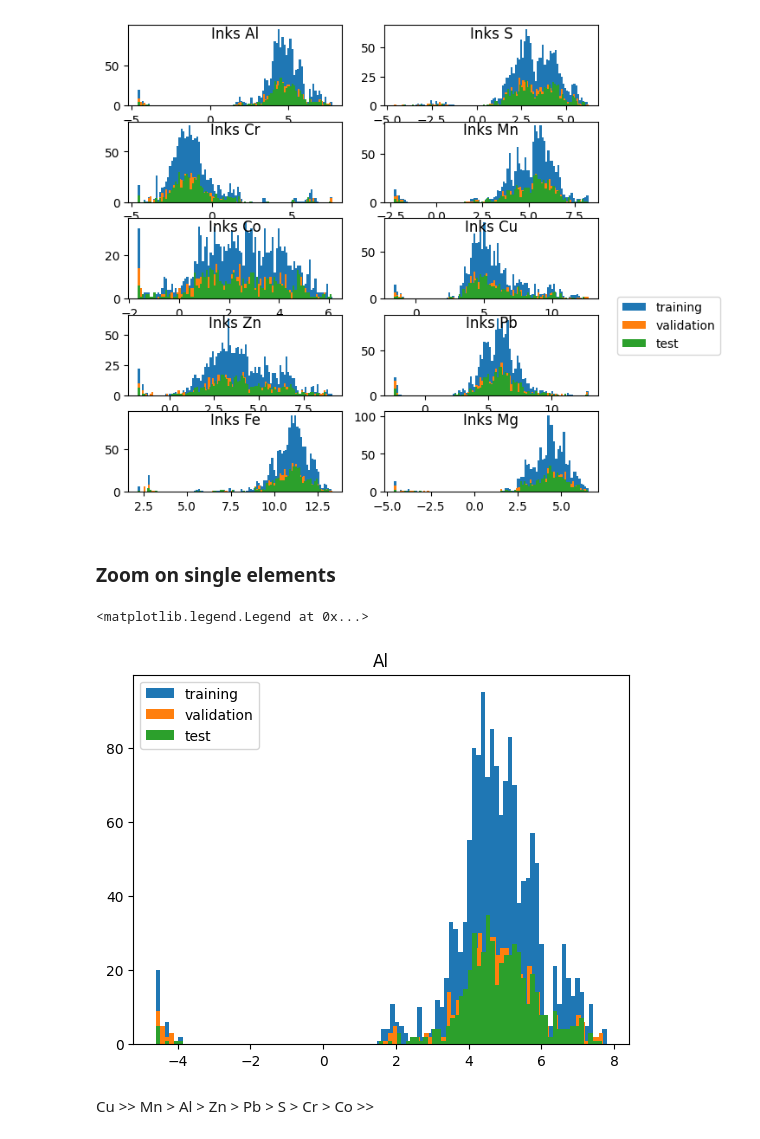
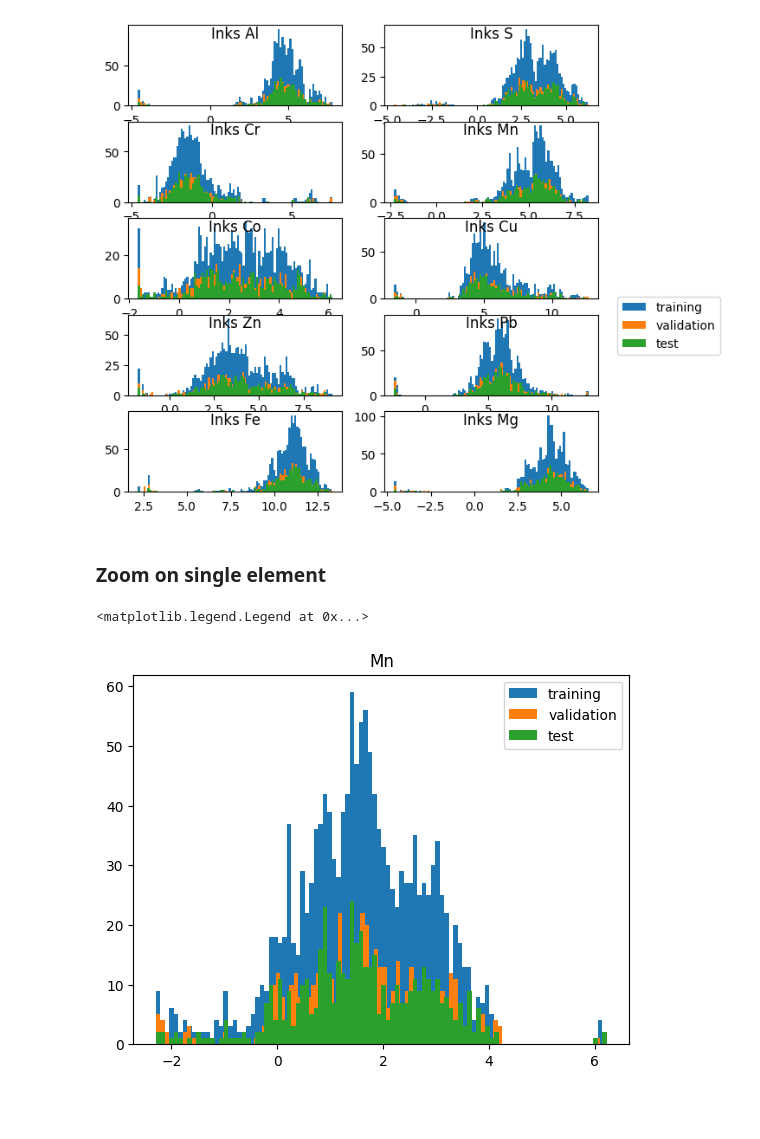
Before and after one commit to BDomzal/inks, a Jupyter notebook: notebooks/training_data_quality_visualisations.ipynb, the cells around one changed output. Cells and saved outputs as stored; diff of their text form; code cells hidden in the pictures; blank space fills up the shorter version.

```diff
--- a/notebooks/training_data_quality_visualisations.ipynb
+++ b/notebooks/training_data_quality_visualisations.ipynb
@@ -150,29 +108,16 @@ X_y_test.reset_index(drop=True, inplace=True)
 # %% [markdown]
 ### Creating features and labels matrices
 # %%
-train_order = X_y_train['Sample_id']
-val_order = X_y_val['Sample_id']
-test_order = X_y_test['Sample_id']
-
-X_train = np.array(X_y_train[columns_to_keep_inds].values)
-y_train = np.array(X_y_train[columns_to_keep_inks].values)
-X_val = np.array(X_y_val[columns_to_keep_inds].values)
-y_val = np.array(X_y_val[columns_to_keep_inks].values)
-X_test = np.array(X_y_test[columns_to_keep_inds].values)
-y_test = np.array(X_y_test[columns_to_keep_inks].values)
+X_train, y_train, X_val, y_val, X_test, y_test, train_order, val_order, test_order = prepare_data_for_training(X_y_train,
+                                                                                                               X_y_val,
+                                                                                                               X_y_test,
+                                                                                                               ELEMENTS_TO_KEEP)
 # %%
-fig, axes = plt.subplots(5, 2, figsize=(7, 7), sharey=False)
-
-axes = axes.flatten()
-
-for i in range(10):
-    axes[i].hist(X_train[:,i], bins=100, label='training')
-    axes[i].hist(X_val[:,i], bins=100, label='validation')
-    axes[i].hist(X_test[:,i], bins=100, label='test')
-    axes[i].set_title('Indicators ' + elements_to_keep[i], x=0.5, y=0.75)
-
-plt.legend(bbox_to_anchor=(1.6,2.5))
-plt.savefig(figures_path + 'indicators_train_val_test_histograms_' + which_dataset + '_dataset.png', bbox_inches='tight')
+visualise_train_val_test_distributions(X_train, X_val, X_test,
+                                        ELEMENTS_TO_KEEP,
+                                        title='Indicators ',
+                                        path_to_save='../figures/indicators_train_val_test_histograms.png'
+                                        )
 # %% [output]
 [figure]
 # %%
@@ -191,16 +129,14 @@ plt.savefig(figures_path + 'inks_train_val_test_histograms_' + which_dataset + '
 # %% [output]
 [figure]
 # %% [markdown]
-### Zoom on single elements
+### Zoom on single element
 # %%
-dim = 0
-plt.hist(y_train[:,dim], bins=100, label='training');
-plt.hist(y_val[:,dim], bins=100, label='validation');
-plt.hist(y_test[:,dim], bins=100, label='test');
-plt.title(elements_to_keep[dim])
+dim = 3
+plt.hist(X_train[:,dim], bins=100, label='training');
+plt.hist(X_val[:,dim], bins=100, label='validation');
+plt.hist(X_test[:,dim], bins=100, label='test');
+plt.title(ELEMENTS_TO_KEEP[dim])
 plt.legend()
 # %% [output]
 <matplotlib.legend.Legend at 0x...>
-[figure, old version]
+[figure, new version]
-# %% [markdown]
-Cu >> Mn > Al > Zn > Pb > S > Cr > Co >>
```
Also changed, not shown: parts of 8 cells of this notebook, 8 other files.
